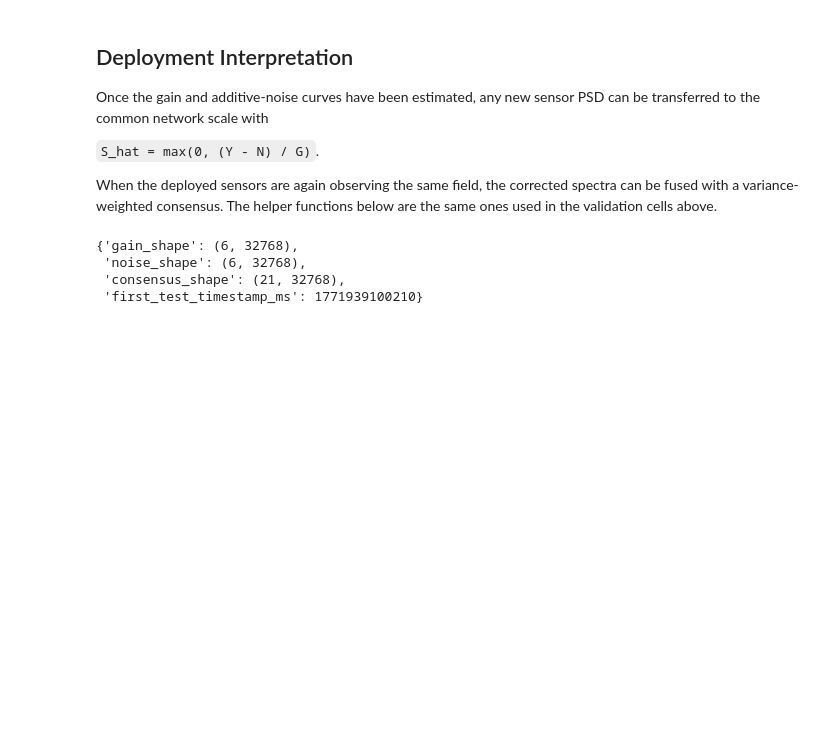
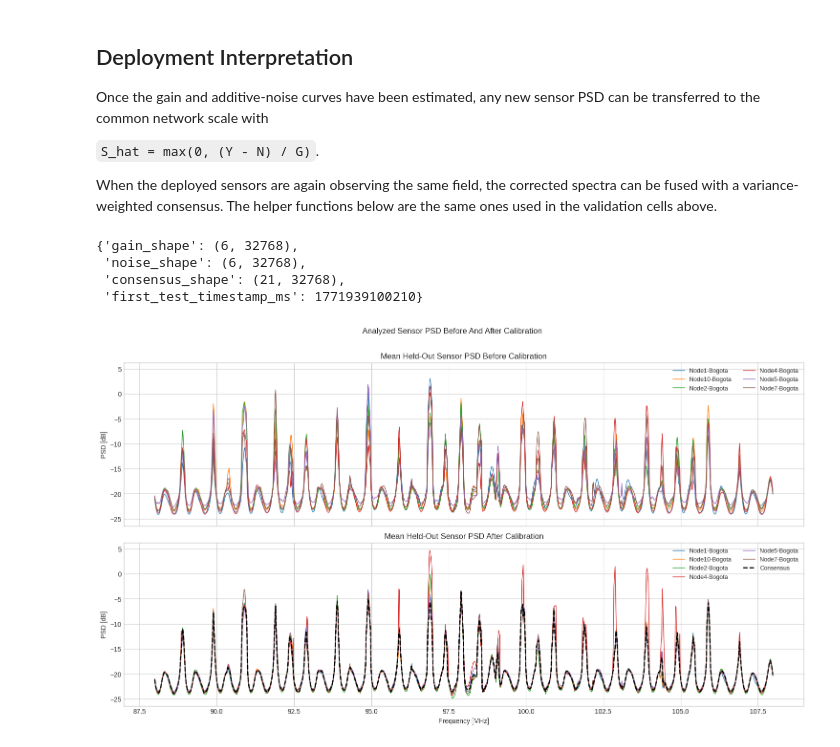
Before and after one commit to AlmondSund/MeasurementCalibration, a Jupyter notebook: notebooks/calibration.ipynb, the cells around one changed output. Saved outputs shown, nothing was run; the diff lists cells and outputs as text; code cells hidden in the pictures; blank space fills up the shorter version.

```diff
--- a/notebooks/calibration.ipynb
+++ b/notebooks/calibration.ipynb
@@ -633,3 +633,51 @@ deployment_example
  'noise_shape': (6, 32768),
  'consensus_shape': (21, 32768),
  'first_test_timestamp_ms': 1771939100210}
+# %%
+# Average the held-out spectra in linear power so the PSD comparison
+# reflects the same deployment-time correction used in validation.
+held_out_mean_raw_db = power_linear_to_plot_db(np.mean(raw_test_power, axis=1))
+held_out_mean_corrected_db = power_linear_to_plot_db(
+    np.mean(corrected_test_power, axis=1)
+)
+held_out_mean_consensus_db = power_linear_to_plot_db(
+    np.mean(consensus_test_power, axis=0)
+)
+
+fig, axes = plt.subplots(2, 1, figsize=(15, 8.5), sharex=True, sharey=True)
+for sensor_index, sensor_id in enumerate(dataset.sensor_ids):
+    axes[0].plot(
+        freq_mhz,
+        held_out_mean_raw_db[sensor_index, ::plot_stride],
+        linewidth=1.0,
+        label=sensor_id,
+    )
+    axes[1].plot(
+        freq_mhz,
+        held_out_mean_corrected_db[sensor_index, ::plot_stride],
+        linewidth=1.0,
+        label=sensor_id,
+    )
+
+# Plot the common-field estimate on the corrected panel so the sensor
+# convergence target is explicit rather than inferred from overlap alone.
+axes[1].plot(
+    freq_mhz,
+    held_out_mean_consensus_db[::plot_stride],
+    color="black",
+    linewidth=1.8,
+    linestyle="--",
+    label="Consensus",
+)
+
+axes[0].set_title("Mean Held-Out Sensor PSD Before Calibration")
+axes[1].set_title("Mean Held-Out Sensor PSD After Calibration")
+for axis in axes:
+    axis.set_ylabel("PSD [dB]")
+    axis.legend(ncol=2, fontsize=9)
+axes[1].set_xlabel("Frequency [MHz]")
+
+fig.suptitle("Analyzed Sensor PSD Before And After Calibration", y=0.995)
+fig.tight_layout(rect=(0.0, 0.0, 1.0, 0.985))
+# %% [output]
+[figure, added]
```
Also changed, not shown: parts of 1 cell of this notebook.
